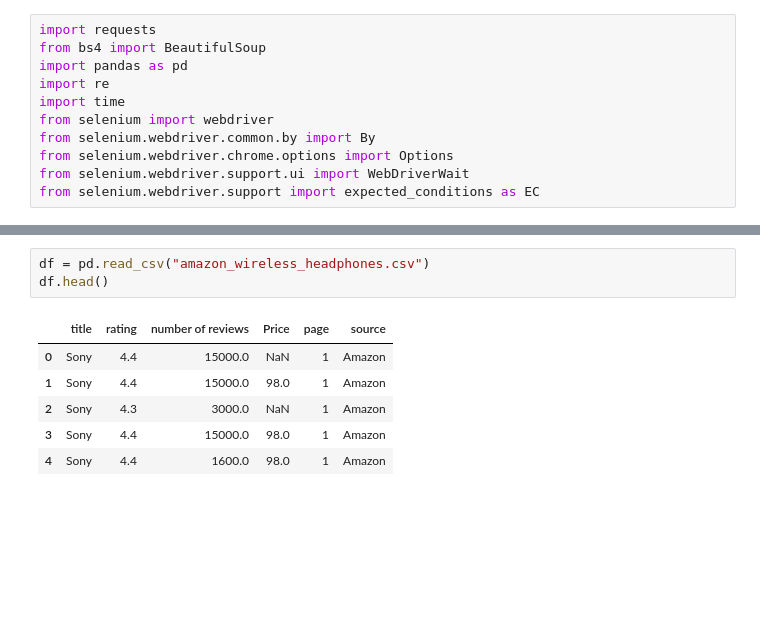
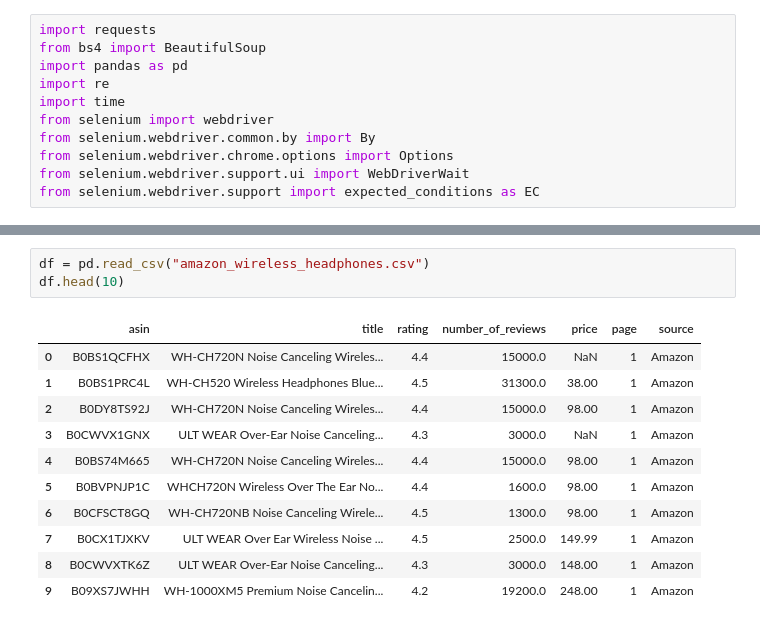
Before and after one commit to rohit-arunn/reviewprice-analysis, a Jupyter notebook: analysis.ipynb, the cells around one changed output, grey strips where cells are left out. Saved outputs shown, nothing was run; the diff lists cells and outputs as text; blank space fills up the shorter version.

Commit message:
Some level of data cleaning in the primary source.

```diff
--- a/analysis.ipynb
+++ b/analysis.ipynb
@@ -133,13 +152,18 @@ Saved 160 rows to amazon_wireless_headphones.csv
 # %%
 df = pd.read_csv("amazon_wireless_headphones.csv")
-df.head()
+df.head(10)
 # %% [output]
-|  | title | rating | number of reviews | Price | page | source |
-| 0 | Sony | 4.4 | 15000.0 | NaN | 1 | Amazon |
-| 1 | Sony | 4.4 | 15000.0 | 98.0 | 1 | Amazon |
-| 2 | Sony | 4.3 | 3000.0 | NaN | 1 | Amazon |
-| 3 | Sony | 4.4 | 15000.0 | 98.0 | 1 | Amazon |
-| 4 | Sony | 4.4 | 1600.0 | 98.0 | 1 | Amazon |
+|  | asin | title | rating | number_of_reviews | price | page | source |
+| 0 | B0BS1QCFHX | WH-CH720N Noise Canceling Wireles... | 4.4 | 15000.0 | NaN | 1 | Amazon |
+| 1 | B0BS1PRC4L | WH-CH520 Wireless Headphones Blue... | 4.5 | 31300.0 | 38.00 | 1 | Amazon |
+| 2 | B0DY8TS92J | WH-CH720N Noise Canceling Wireles... | 4.4 | 15000.0 | 98.00 | 1 | Amazon |
+| 3 | B0CWVX1GNX | ULT WEAR Over-Ear Noise Canceling... | 4.3 | 3000.0 | NaN | 1 | Amazon |
+| 4 | B0BS74M665 | WH-CH720N Noise Canceling Wireles... | 4.4 | 15000.0 | 98.00 | 1 | Amazon |
+| 5 | B0BVPNJP1C | WHCH720N Wireless Over The Ear No... | 4.4 | 1600.0 | 98.00 | 1 | Amazon |
+| 6 | B0CFSCT8GQ | WH-CH720NB Noise Canceling Wirele... | 4.5 | 1300.0 | 98.00 | 1 | Amazon |
+| 7 | B0CX1TJXKV | ULT WEAR Over Ear Wireless Noise ... | 4.5 | 2500.0 | 149.99 | 1 | Amazon |
+| 8 | B0CWVXTK6Z | ULT WEAR Over-Ear Noise Canceling... | 4.3 | 3000.0 | 148.00 | 1 | Amazon |
+| 9 | B09XS7JWHH | WH-1000XM5 Premium Noise Cancelin... | 4.2 | 19200.0 | 248.00 | 1 | Amazon |
 # %%
 df.shape
 # %% [output]
```
Also changed, not shown: parts of 23 cells of this notebook.
